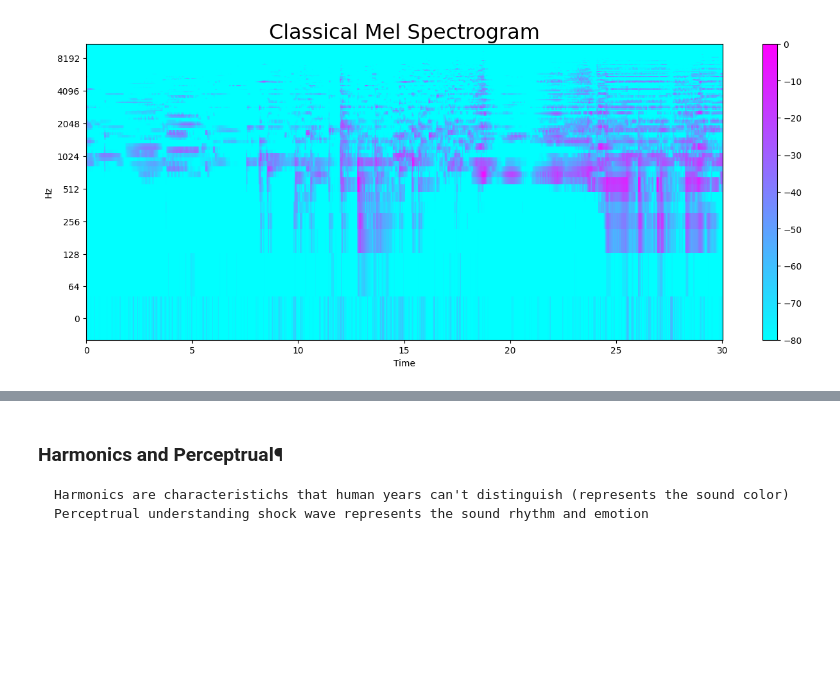
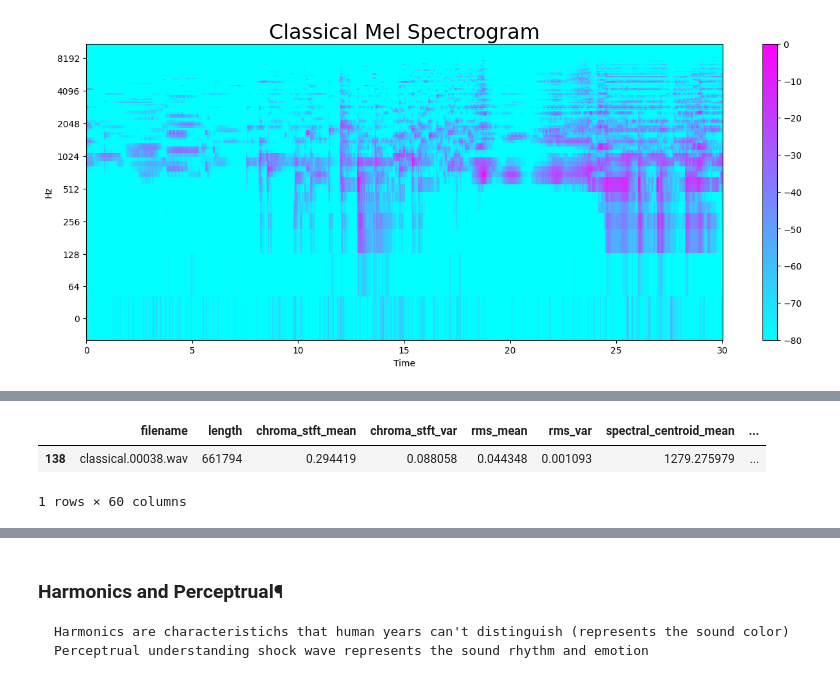
Before and after one commit to SCJA-JEDHA/GTZAN_music_genre_classification, a Jupyter notebook: EDA_CNN/explo_music_genre_EDA_cyril.ipynb, the cells around one changed output, grey strips where cells are left out. Drawn from its saved outputs; the diff is of its cells as text; code cells hidden in the pictures; blank space fills up the shorter version.

```diff
--- a/EDA_CNN/explo_music_genre_EDA_cyril.ipynb
+++ b/EDA_CNN/explo_music_genre_EDA_cyril.ipynb
@@ -256,0 +259,3 @@ Zero Crossing Rate
+# %%
+data = pd.read_csv(f'{general_path}/features_30_sec.csv')
+data.head()
@@ -256,0 +270,7 @@ Zero Crossing Rate
+# %%
+features = data[data['filename']==f"{audio_file_name}.wav"]
+features
+# %% [output]
+|  | filename | length | chroma_stft_mean | chroma_stft_var | rms_mean | rms_var | spectral_centroid_mean | ... |
+| 138 | classical.00038.wav | 661794 | 0.294419 | 0.088058 | 0.044348 | 0.001093 | 1279.275979 | ... |
+1 rows × 60 columns
```
Also changed, not shown: parts of 13 cells of this notebook, 1 other file.
